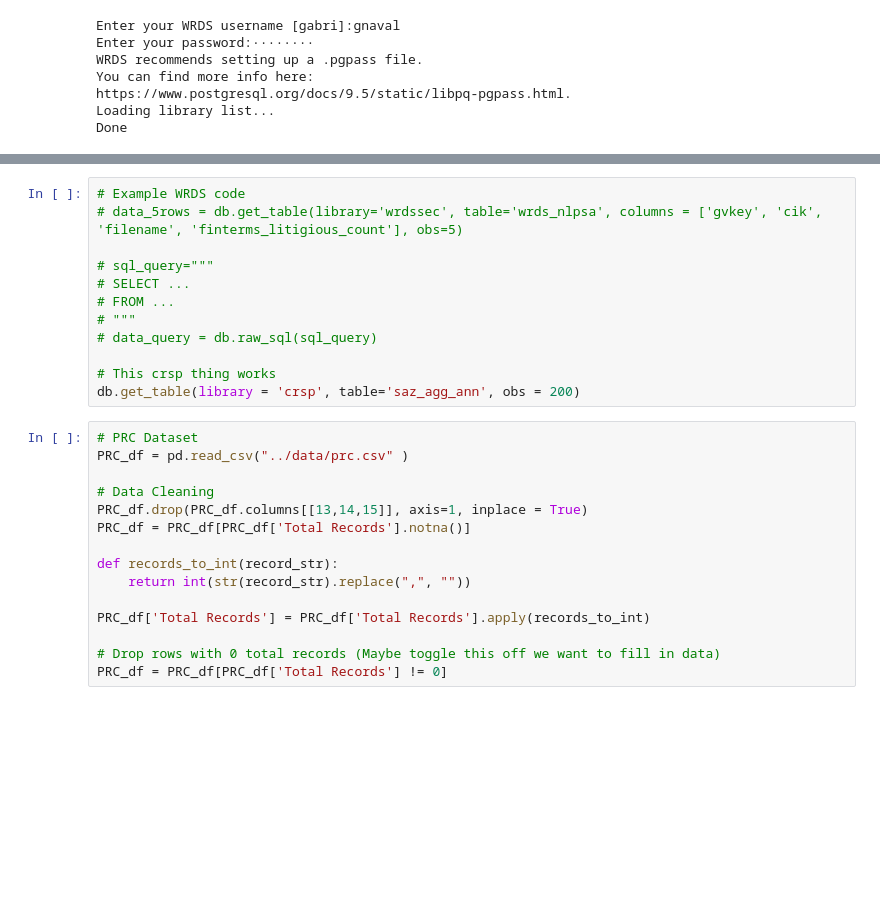
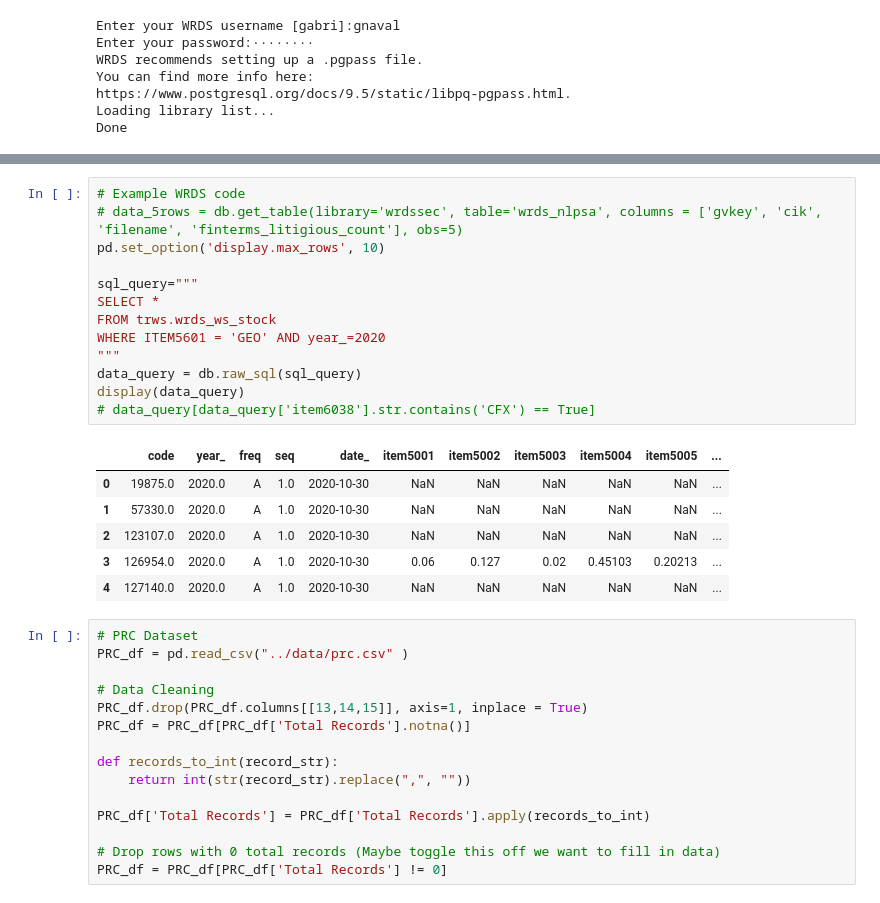
Before and after one commit to Zeyuzhao/BreachPrice, a Jupyter notebook: notebooks/main.ipynb, the cells around one changed output, grey strips where cells are left out. Drawn from its saved outputs; the diff is of its cells as text; blank space fills up the shorter version.

```diff
--- a/notebooks/main.ipynb
+++ b/notebooks/main.ipynb
@@ -64,15 +67,23 @@ db.get_table(library = 'crsp', table ='msf', obs = 10)
 # %%
 # Example WRDS code
 # data_5rows = db.get_table(library='wrdssec', table='wrds_nlpsa', columns = ['gvkey', 'cik', 'filename', 'finterms_litigious_count'], obs=5)
+pd.set_option('display.max_rows', 10)
 
-# sql_query="""
-# SELECT ...
-# FROM ...
-# """
-# data_query = db.raw_sql(sql_query)
-
-# This crsp thing works
-db.get_table(library = 'crsp', table='saz_agg_ann', obs = 200)
+sql_query="""
+SELECT *
+FROM trws.wrds_ws_stock
+WHERE ITEM5601 = 'GEO' AND year_=2020
+"""
+data_query = db.raw_sql(sql_query)
+display(data_query)
+# data_query[data_query['item6038'].str.contains('CFX') == True]
+# %% [output]
+|  | code | year_ | freq | seq | date_ | item5001 | item5002 | item5003 | item5004 | item5005 | ... |
+| 0 | 19875.0 | 2020.0 | A | 1.0 | 2020-10-30 | NaN | NaN | NaN | NaN | NaN | ... |
+| 1 | 57330.0 | 2020.0 | A | 1.0 | 2020-10-30 | NaN | NaN | NaN | NaN | NaN | ... |
+| 2 | 123107.0 | 2020.0 | A | 1.0 | 2020-10-30 | NaN | NaN | NaN | NaN | NaN | ... |
+| 3 | 126954.0 | 2020.0 | A | 1.0 | 2020-10-30 | 0.06 | 0.127 | 0.02 | 0.45103 | 0.20213 | ... |
+| 4 | 127140.0 | 2020.0 | A | 1.0 | 2020-10-30 | NaN | NaN | NaN | NaN | NaN | ... |
 # %%
 # PRC Dataset
 PRC_df = pd.read_csv("../data/prc.csv" )
```
Also changed, not shown: parts of 5 cells of this notebook.
